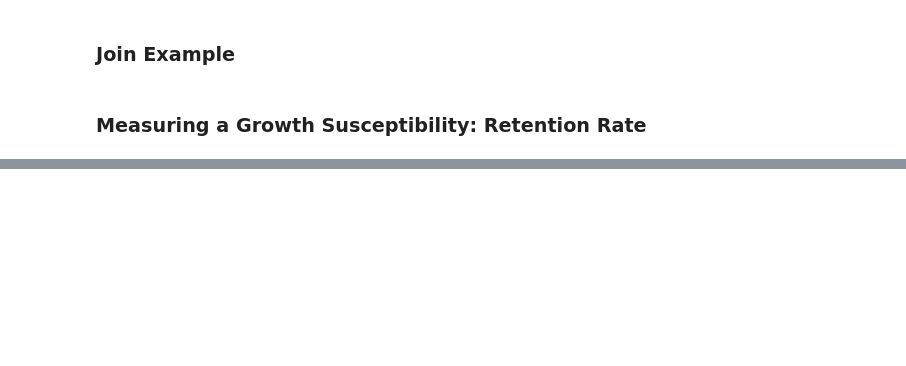
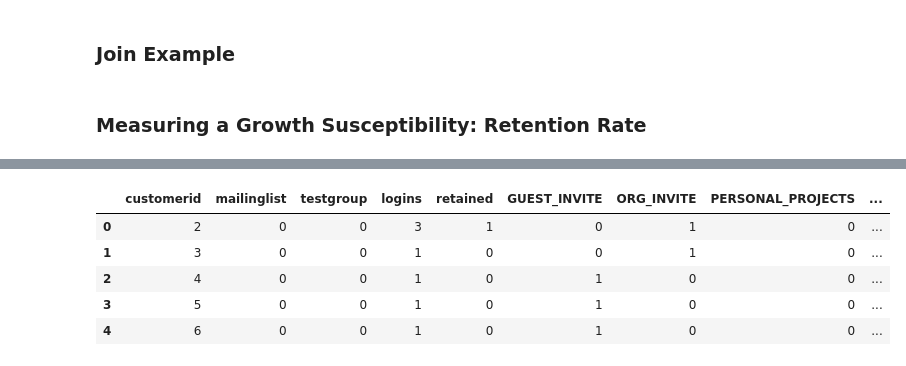
Before and after one commit to thevioletpiece/data_science_tools, a Jupyter notebook: databases/eliflo.ipynb, the cells around one changed output, grey strips where cells are left out. Saved outputs shown, nothing was run; the diff lists cells and outputs as text; code cells hidden in the pictures; blank space fills up the shorter version.

Commit message:
Final piece - model building.

```diff
--- a/databases/eliflo.ipynb
+++ b/databases/eliflo.ipynb
@@ -401,0 +504,12 @@ plt.show()
+# %%
+creation_source = pd.get_dummies(a['source'])
+modelData = pd.concat([a, creation_source], axis=1)
+del modelData['source']
+modelData.head()
+# %% [output]
+|  | customerid | mailinglist | testgroup | logins | retained | GUEST_INVITE | ORG_INVITE | PERSONAL_PROJECTS | ... |
+| 0 | 2 | 0 | 0 | 3 | 1 | 0 | 1 | 0 | ... |
+| 1 | 3 | 0 | 0 | 1 | 0 | 0 | 1 | 0 | ... |
+| 2 | 4 | 0 | 0 | 1 | 0 | 1 | 0 | 0 | ... |
+| 3 | 5 | 0 | 0 | 1 | 0 | 1 | 0 | 0 | ... |
+| 4 | 6 | 0 | 0 | 1 | 0 | 1 | 0 | 0 | ... |
```
Also changed, not shown: parts of 21 cells of this notebook, 1 other file.
